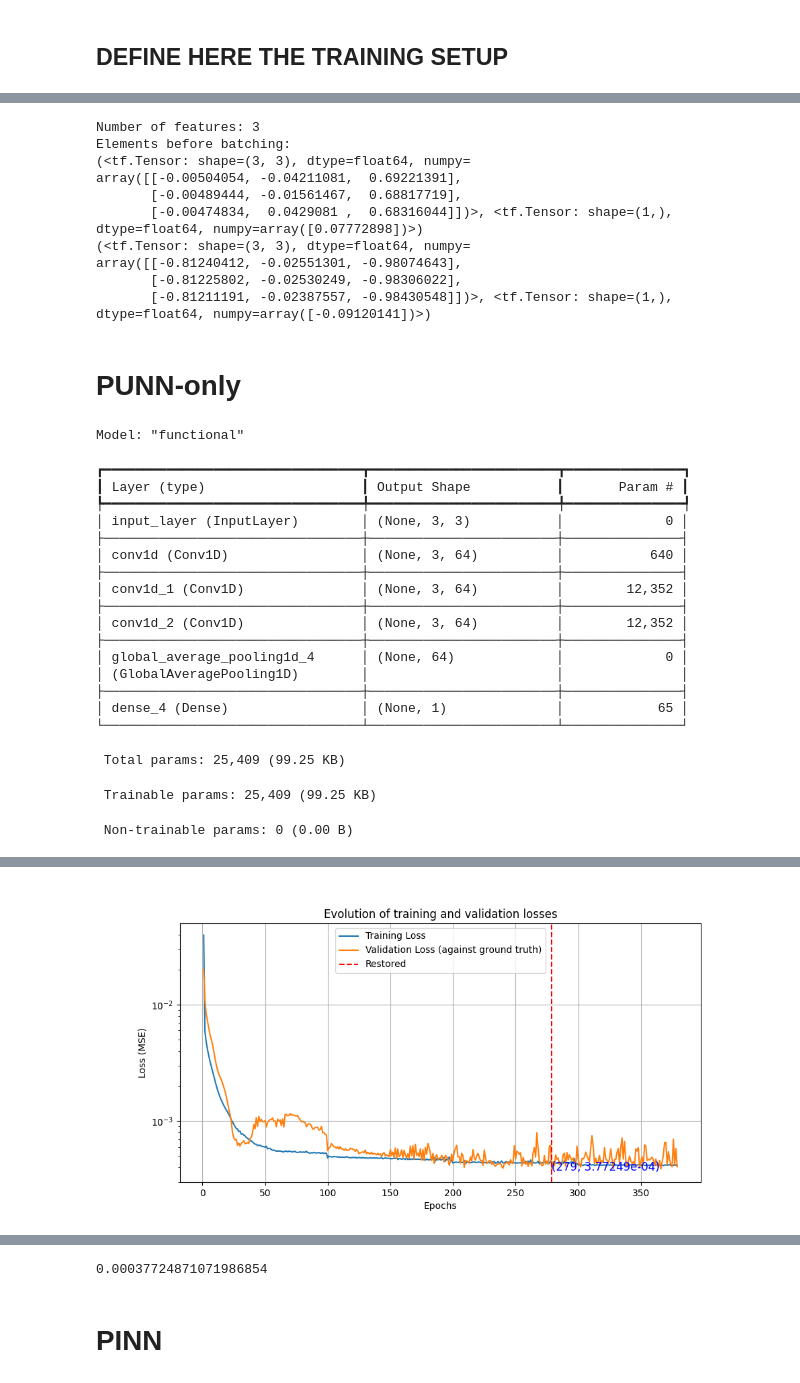
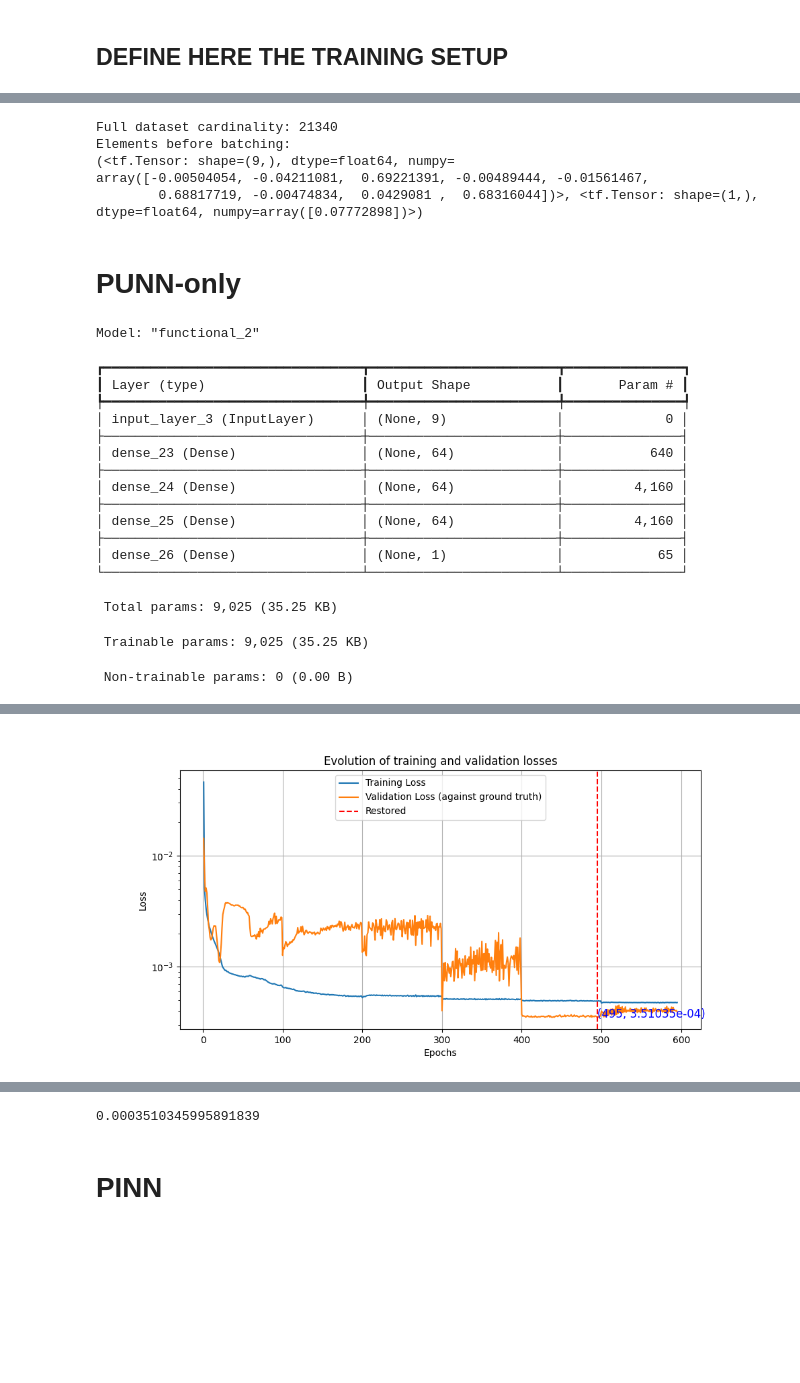
Before and after one commit to ZeArteaga/PINN-control-platooning, a Jupyter notebook: PINN.ipynb, the cells around one changed output, grey strips where cells are left out. Drawn from its saved outputs; the diff is of its cells as text; code cells hidden in the pictures; blank space fills up the shorter version.

Commit message:
Since CASadi doesnt accepts conv layers, afaik, trained again Dense ANNs but with flattened windows as features

```diff
--- a/PINN.ipynb
+++ b/PINN.ipynb
@@ -152,6 +152,8 @@ def evaluate_results(pred_a, true_data, dt, scaler_Y=None):
 # %%
 train_cycles = ["udds", "hwycol"] #* CHANGE HERE TRAINING DATA
 val_cycles = ["nycccol"] #* CHANGE HERE VAL DATA
+n_features = 3
+print(f"Number of features: {n_features}")
 
 train_dfs = []
 for cycle in train_cycles:
@@ -171,6 +173,6 @@ batch_size = 32
 print(f"Batch size: {batch_size}")
 
 cycle_str = "_".join(train_cycles)
-model_name = f"CONV1D_{cycle_str}_{int(train_ratio*100)}%" #name to use for saves
+model_name = f"FC__{cycle_str}_{int(train_ratio*100)}%_windowsize{window_size}" #name to use for saves
 print(model_name)
 # %% [output]
@@ -183,5 +186,5 @@ CONV1D_udds_hwycol_70%
 # %%
-def fit_scalers(df: Dataframe):
+def fit_scalers(dfs: list[pd.DataFrame]):
     X_list = [df[["t", "fv0_u", "fv0_v_noise"]].to_numpy() for df in dfs]
     Y_list = [df[["fv0_a_noise"]].to_numpy() for df in dfs]
     X_full = np.concatenate(X_list, axis=0)
@@ -204,6 +207,7 @@ def create_dataset(dfs: list, scaler_X, scaler_Y, window_size) -> tf.data.Datase
 
         ds = timeseries_dataset_from_array(data=X_scaled_padded, targets=Y_scaled, sequence_length=window_size,
                                                    sequence_stride=1, batch_size=None, shuffle=False)
+        ds = ds.map(lambda x, y: (tf.reshape(x, [-1]), y)) #flatten for dense layers: (None, window*features)
 
         if total_ds == None: #first cycle
             total_ds = ds
@@ -217,9 +221,6 @@ scaler_X, scaler_Y = fit_scalers(train_dfs)
 joblib.dump(scaler_X, f"models/scalers/scalerX_{model_name}.save")
 joblib.dump(scaler_Y, f"models/scalers/scalerY_{model_name}.save")
 ds_train =  create_dataset(train_dfs, scaler_X, scaler_Y, window_size)
-for x,y in ds_train.take(1):
-    n_features = x.shape[1]
-    print(f"Number of features: {n_features}")
 
 ds_val = create_dataset(val_dfs, scaler_X, scaler_Y, window_size)
 
@@ -228,31 +229,25 @@ ds_train = ds_train.shuffle(buffer_size=cardinality, seed=31, reshuffle_each_ite
 
 #test
 print("Elements before batching:")
-for element in ds_train.take(2):
+for element in ds_train.take(1):
     print(element)
 
 ds_train = ds_train.batch(batch_size).cache().prefetch(buffer_size=tf.data.AUTOTUNE) #activate caching after first epoch.
 #Then, in parallel fetch another buffer_size elements while one is processing
 ds_val = ds_val.batch(batch_size).cache().prefetch(buffer_size=tf.data.AUTOTUNE)
 # %% [output]
-Number of features: 3
+Full dataset cardinality: 21340
 Elements before batching:
-(<tf.Tensor: shape=(3, 3), dtype=float64, numpy=
-array([[-0.00504054, -0.04211081,  0.69221391],
-       [-0.00489444, -0.01561467,  0.68817719],
-       [-0.00474834,  0.0429081 ,  0.68316044]])>, <tf.Tensor: shape=(1,), dtype=float64, numpy=array([0.07772898])>)
-(<tf.Tensor: shape=(3, 3), dtype=float64, numpy=
-array([[-0.81240412, -0.02551301, -0.98074643],
-       [-0.81225802, -0.02530249, -0.98306022],
-       [-0.81211191, -0.02387557, -0.98430548]])>, <tf.Tensor: shape=(1,), dtype=float64, numpy=array([-0.09120141])>)
+(<tf.Tensor: shape=(9,), dtype=float64, numpy=
+array([-0.00504054, -0.04211081,  0.69221391, -0.00489444, -0.01561467,
+        0.68817719, -0.00474834,  0.0429081 ,  0.68316044])>, <tf.Tensor: shape=(1,), dtype=float64, numpy=array([0.07772898])>)
 # %% [markdown]
 # PUNN-only
 # %%
 #globals
 #------
 n_hid_layers = 3
-filters = 64
-kernel_size = 3
+n_neurons = 64
 act = "tanh"
 epochs = 2000
 patience = 100
@@ -283,12 +278,11 @@ checkpoint = ModelCheckpoint(
 )
 
 #PUNN
-inputs = Input(shape=(window_size, n_features)) #_ for batch dim
+inputs = Input(shape=(window_size*n_features, )) #_ for batch dim
 x = inputs
 for _ in range(0,n_hid_layers):
     #punn_model.add(Dense(n_neurons, activation=act))
-    x = Conv1D(filters=filters, kernel_size=kernel_size, activation='tanh', padding='same')(x)
-x = GlobalAveragePooling1D()(x)
+    x = Dense(n_neurons, activation='tanh')(x)
 outputs = Dense(1, activation="linear")(x) #output layer -> a^
 punn_model = Model(inputs=inputs, outputs=outputs)
 punn_model.compile(optimizer=opt, metrics=metrics, loss=loss)
@@ -298,24 +292,21 @@ history_punn_fwd = punn_model.fit(x=ds_train, validation_data=ds_val, epochs=epo
 loss_plot(history_punn_fwd.history, start_from_epoch)
 punn_model.evaluate(x=ds_val) #just to confirm final validation loss
 # %% [output]
-Model: "functional"
+Model: "functional_2"
 ┏━━━━━━━━━━━━━━━━━━━━━━━━━━━━━━━━━┳━━━━━━━━━━━━━━━━━━━━━━━━┳━━━━━━━━━━━━━━━┓
 ┃ Layer (type)                    ┃ Output Shape           ┃       Param # ┃
 ┡━━━━━━━━━━━━━━━━━━━━━━━━━━━━━━━━━╇━━━━━━━━━━━━━━━━━━━━━━━━╇━━━━━━━━━━━━━━━┩
-│ input_layer (InputLayer)        │ (None, 3, 3)           │             0 │
+│ input_layer_3 (InputLayer)      │ (None, 9)              │             0 │
 ├─────────────────────────────────┼────────────────────────┼───────────────┤
-│ conv1d (Conv1D)                 │ (None, 3, 64)          │           640 │
+│ dense_23 (Dense)                │ (None, 64)             │           640 │
 ├─────────────────────────────────┼────────────────────────┼───────────────┤
-│ conv1d_1 (Conv1D)               │ (None, 3, 64)          │        12,352 │
+│ dense_24 (Dense)                │ (None, 64)             │         4,160 │
 ├─────────────────────────────────┼────────────────────────┼───────────────┤
-│ conv1d_2 (Conv1D)               │ (None, 3, 64)          │        12,352 │
+│ dense_25 (Dense)                │ (None, 64)             │         4,160 │
 ├─────────────────────────────────┼────────────────────────┼───────────────┤
-│ global_average_pooling1d_4      │ (None, 64)             │             0 │
-│ (GlobalAveragePooling1D)        │                        │               │
-├─────────────────────────────────┼────────────────────────┼───────────────┤
-│ dense_4 (Dense)                 │ (None, 1)              │            65 │
+│ dense_26 (Dense)                │ (None, 1)              │            65 │
 └─────────────────────────────────┴────────────────────────┴───────────────┘
- Total params: 25,409 (99.25 KB)
+ Total params: 9,025 (35.25 KB)
- Trainable params: 25,409 (99.25 KB)
+ Trainable params: 9,025 (35.25 KB)
  Non-trainable params: 0 (0.00 B)
 Epoch 1/2000
@@ -338 +329 @@ Epoch 379/2000
-[figure, old version]
+[figure, new version]
@@ -340,4 +331,4 @@ Epoch 379/2000
-0.00037724871071986854
+0.0003510345995891839
 # %% [markdown]
 # PINN
 # %% [markdown]
```
Also changed, not shown: parts of 8 cells of this notebook, 7 other files.
